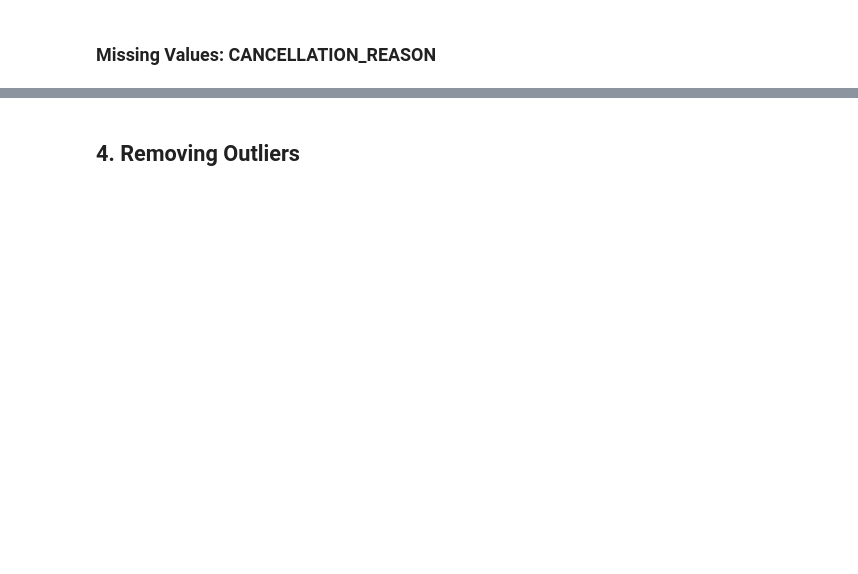
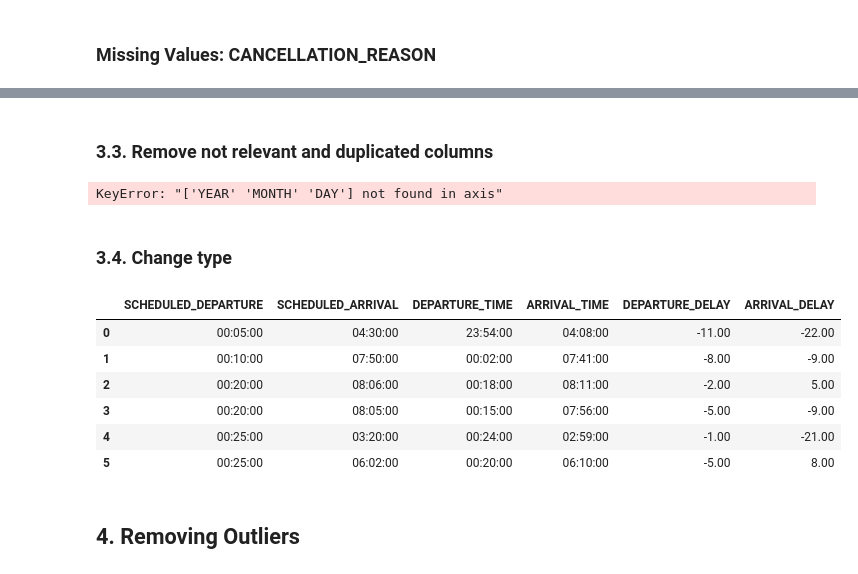
Before and after one commit to ArwaSheraky/Airlines-Delay-Analysis, a Jupyter notebook: Data-Cleaning.ipynb, the cells around one changed output, grey strips where cells are left out. Cells and saved outputs as stored; diff of their text form; code cells hidden in the pictures; blank space fills up the shorter version.

```diff
--- a/Data-Cleaning.ipynb
+++ b/Data-Cleaning.ipynb
@@ -74,3 +104,12 @@ df_merge['ARRIVAL_DELAY'] = df_merge['ARRIVAL_DELAY'].replace('0.00', np.nan)
+# %% [markdown]
+### 3.3. Remove not relevant and duplicated columns
 # %%
+df_delayed_flights = df_delayed_flights.drop(['YEAR','MONTH', 'DAY'], axis=1)
+print(df_delayed_flights.columns)
+
 df_airports = df_airports[['IATA_CODE','AIRPORT']]
 print(df_airports.columns)
+# %% [output]
+KeyError: "['YEAR' 'MONTH' 'DAY'] not found in axis"
+# %% [markdown]
+### 3.4. Change type
@@ -77,3 +137,21 @@ print(df_airports.columns)
+# %%
+# Call the Function:
+
+df_delayed_flights['SCHEDULED_DEPARTURE'] = df_delayed_flights['SCHEDULED_DEPARTURE'].apply(format_time)
+df_delayed_flights['DEPARTURE_TIME'] = df_delayed_flights['DEPARTURE_TIME'].apply(format_time)
+df_delayed_flights['SCHEDULED_ARRIVAL'] =df_delayed_flights['SCHEDULED_ARRIVAL'].apply(format_time)
+df_delayed_flights['ARRIVAL_TIME'] = df_delayed_flights['ARRIVAL_TIME'].apply(format_time)
+
+df_delayed_flights.loc[:5, ['SCHEDULED_DEPARTURE', 'SCHEDULED_ARRIVAL', 'DEPARTURE_TIME',
+                            'ARRIVAL_TIME', 'DEPARTURE_DELAY', 'ARRIVAL_DELAY']]
+# %% [output]
+|  | SCHEDULED_DEPARTURE | SCHEDULED_ARRIVAL | DEPARTURE_TIME | ARRIVAL_TIME | DEPARTURE_DELAY | ARRIVAL_DELAY |
+| 0 | 00:05:00 | 04:30:00 | 23:54:00 | 04:08:00 | -11.00 | -22.00 |
+| 1 | 00:10:00 | 07:50:00 | 00:02:00 | 07:41:00 | -8.00 | -9.00 |
+| 2 | 00:20:00 | 08:06:00 | 00:18:00 | 08:11:00 | -2.00 | 5.00 |
+| 3 | 00:20:00 | 08:05:00 | 00:15:00 | 07:56:00 | -5.00 | -9.00 |
+| 4 | 00:25:00 | 03:20:00 | 00:24:00 | 02:59:00 | -1.00 | -21.00 |
+| 5 | 00:25:00 | 06:02:00 | 00:20:00 | 06:10:00 | -5.00 | 8.00 |
 # %% [markdown]
 ## 4. Removing Outliers
 # %%
```
Also changed, not shown: parts of 16 cells of this notebook.
